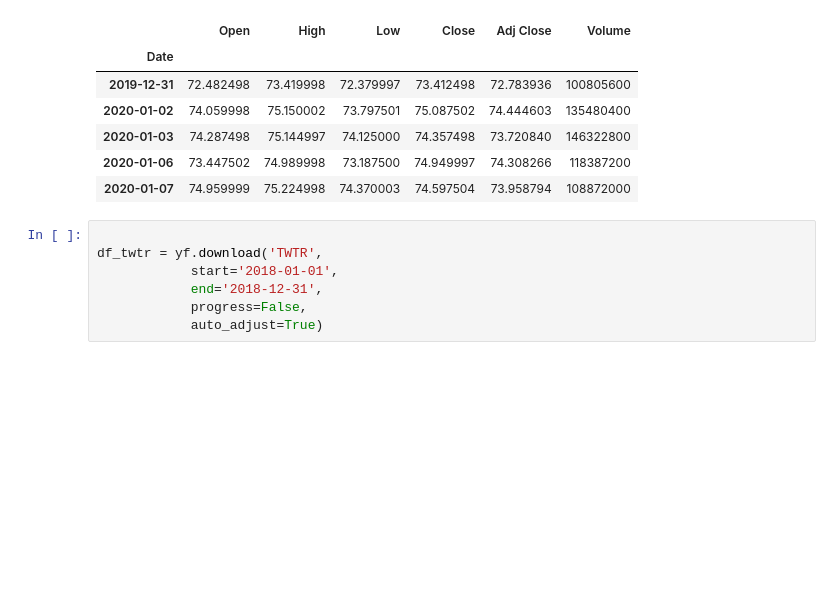
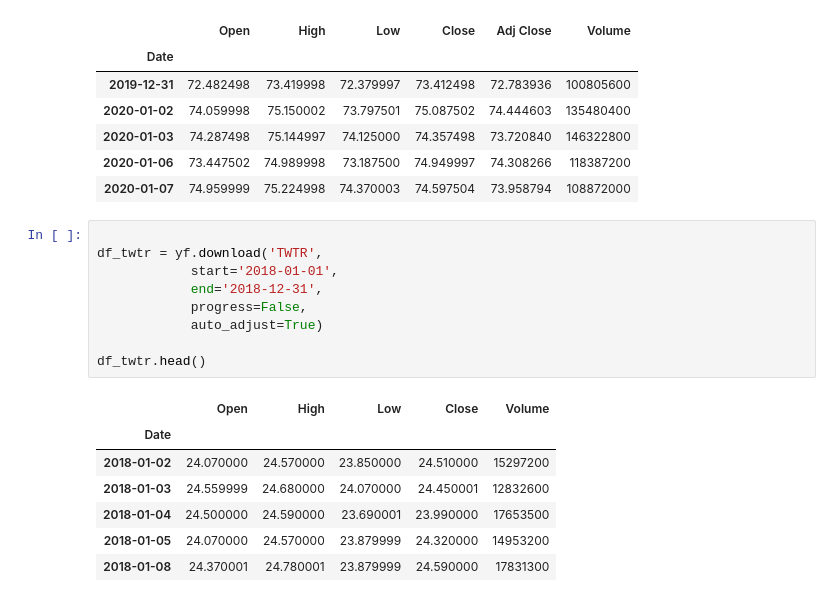
Before and after one commit to rohan-paul/Financial-Data-Analysis-with-Python, a Jupyter notebook: getting-data-from-Yahoo-Finance.ipynb, the cells around one changed output. Saved outputs shown, nothing was run; the diff lists cells and outputs as text; blank space fills up the shorter version.

```diff
--- a/getting-data-from-Yahoo-Finance.ipynb
+++ b/getting-data-from-Yahoo-Finance.ipynb
@@ -20,10 +20,20 @@ df_yahoo.head()
 # %%
 
 df_twtr = yf.download('TWTR',
             start='2018-01-01',
             end='2018-12-31',
             progress=False,
             auto_adjust=True)
+
+df_twtr.head()
+# %% [output]
+|  | Open | High | Low | Close | Volume |
+| Date |  |  |  |  |  |
+| 2018-01-02 | 24.070000 | 24.570000 | 23.850000 | 24.510000 | 15297200 |
+| 2018-01-03 | 24.559999 | 24.680000 | 24.070000 | 24.450001 | 12832600 |
+| 2018-01-04 | 24.500000 | 24.590000 | 23.690001 | 23.990000 | 17653500 |
+| 2018-01-05 | 24.070000 | 24.570000 | 23.879999 | 24.320000 | 14953200 |
+| 2018-01-08 | 24.370001 | 24.780001 | 23.879999 | 24.590000 | 17831300 |
 # %%
 import cufflinks as cf
 from plotly.offline import iplot, init_notebook_mode
```
Also changed, not shown: parts of 1 cell of this notebook.
